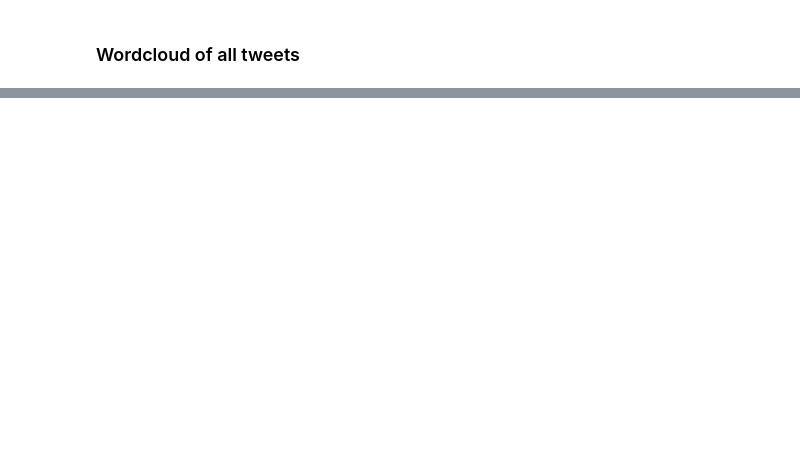
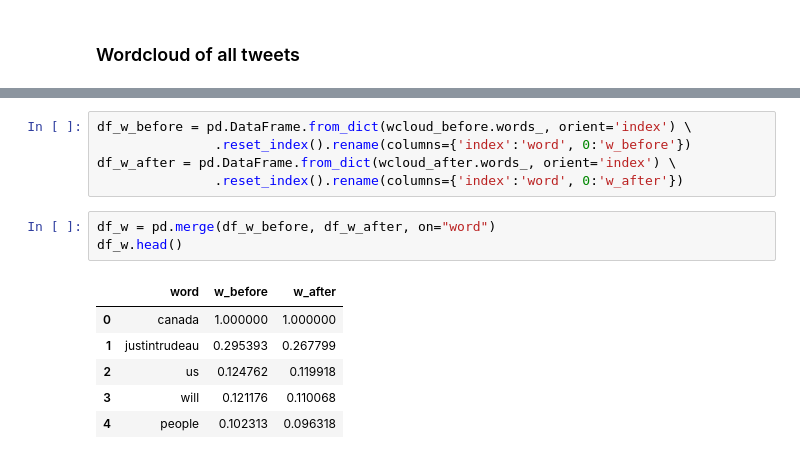
Before and after one commit to vcuspinera/Canada_response_covid, a Jupyter notebook: src/sentiment_analysis.ipynb, the cells around one changed output, grey strips where cells are left out. Saved outputs shown, nothing was run; the diff lists cells and outputs as text; blank space fills up the shorter version.

```diff
--- a/src/sentiment_analysis.ipynb
+++ b/src/sentiment_analysis.ipynb
@@ -182,0 +202,15 @@ Name: 1, Length: 279, dtype: int64
+# %%
+df_w_before = pd.DataFrame.from_dict(wcloud_before.words_, orient='index') \
+               .reset_index().rename(columns={'index':'word', 0:'w_before'})
+df_w_after = pd.DataFrame.from_dict(wcloud_after.words_, orient='index') \
+               .reset_index().rename(columns={'index':'word', 0:'w_after'})
+# %%
+df_w = pd.merge(df_w_before, df_w_after, on="word")
+df_w.head()
+# %% [output]
+|  | word | w_before | w_after |
+| 0 | canada | 1.000000 | 1.000000 |
+| 1 | justintrudeau | 0.295393 | 0.267799 |
+| 2 | us | 0.124762 | 0.119918 |
+| 3 | will | 0.121176 | 0.110068 |
+| 4 | people | 0.102313 | 0.096318 |
```
Also changed, not shown: parts of 45 cells of this notebook, 3 other files.
